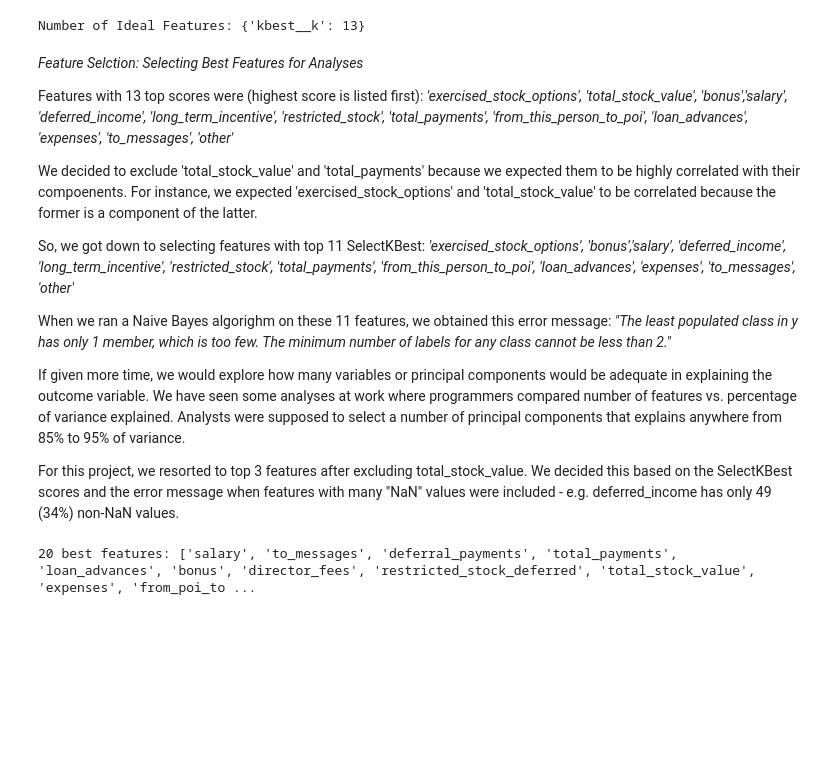
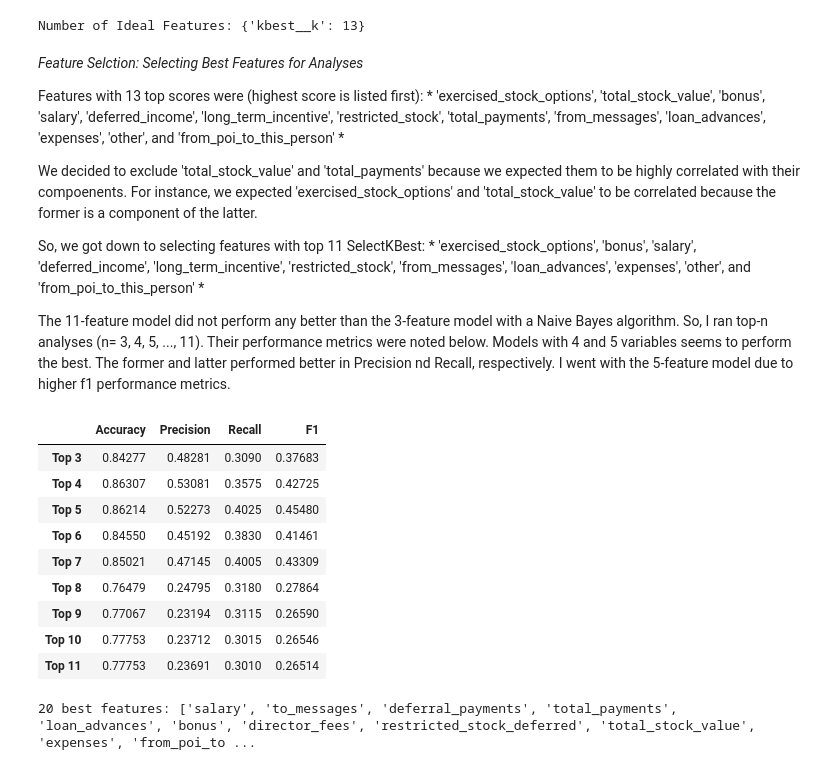
Before and after one commit to fevzarov/Project7ML, a Jupyter notebook: poi_id.ipynb, the cells around one changed output. Cells and saved outputs as stored; diff of their text form; code cells hidden in the pictures; blank space fills up the shorter version.

```diff
--- a/poi_id.ipynb
+++ b/poi_id.ipynb
@@ -461,23 +461,66 @@ Number of Ideal Features: {'kbest__k': 13}
 _Feature Selction: Selecting Best Features for Analyses_
 
 Features with 13 top scores were (highest score is listed first):
-*'exercised_stock_options', 'total_stock_value', 'bonus','salary', 'deferred_income',
-'long_term_incentive', 'restricted_stock', 'total_payments', 'from_this_person_to_poi', 'loan_advances',
-'expenses', 'to_messages', 'other'*
+*
+'exercised_stock_options',
+'total_stock_value',
+'bonus',
+'salary',
+'deferred_income',
+'long_term_incentive',
+'restricted_stock',
+'total_payments',
+'from_messages',
+'loan_advances',
+'expenses',
+'other', and
+'from_poi_to_this_person'
+*
+
+
 
 We decided to exclude 'total_stock_value' and 'total_payments' because we expected them to be highly correlated with their compoenents. For instance, we expected 'exercised_stock_options' and 'total_stock_value' to be correlated because the former is a component of the latter.
 
 So, we got down to selecting features with top 11 SelectKBest:
-*'exercised_stock_options', 'bonus','salary', 'deferred_income',
-'long_term_incentive', 'restricted_stock', 'total_payments', 'from_this_person_to_poi', 'loan_advances',
-'expenses', 'to_messages', 'other'*
+*
+'exercised_stock_options',
+'bonus',
+'salary',
+'deferred_income',
+'long_term_incentive',
+'restricted_stock',
+'from_messages',
+'loan_advances',
+'expenses',
+'other', and
+'from_poi_to_this_person'
+*
 
-When we ran a Naive Bayes algorighm on these 11 features, we obtained this error message:
-*"The least populated class in y has only 1 member, which is too few. The minimum number of labels for any class cannot be less than 2."*
-
-If given more time, we would explore how many variables or principal components would be adequate in explaining the outcome variable. We have seen some analyses at work where programmers compared number of features vs. percentage of variance explained. Analysts were supposed to select a number of principal components that explains anywhere from 85% to 95% of variance.
-
-For this project, we resorted to top 3 features after excluding total_stock_value. We decided this based on the SelectKBest scores and the error message when features with many "NaN" values were included - e.g. deferred_income has only 49 (34%) non-NaN values.
+The 11-feature model did not perform any better than the 3-feature model with a Naive Bayes algorithm. So, I ran top-n analyses (n= 3, 4, 5, ..., 11). Their performance metrics were noted below. Models with 4 and 5 variables seems to perform the best. The former and latter performed better in Precision nd Recall, respectively. I went with the 5-feature model due to higher f1 performance metrics.
+# %%
+pd.DataFrame([[0.84277, 0.48281, 0.30900, 0.37683],
+              [0.86307, 0.53081, 0.35750, 0.42725],
+              [0.86214, 0.52273, 0.40250, 0.45480],
+              [0.84550, 0.45192, 0.38300, 0.41461],
+              [0.85021, 0.47145, 0.40050, 0.43309],
+              [0.76479, 0.24795, 0.31800, 0.27864],
+              [0.77067, 0.23194, 0.31150, 0.26590],
+              [0.77753, 0.23712, 0.30150, 0.26546],
+              [0.77753, 0.23691, 0.30100, 0.26514]],
+             columns = ['Accuracy','Precision', 'Recall', 'F1'],
+             index = ['Top 3','Top 4','Top 5','Top 6','Top 7', \
+                     'Top 8','Top 9','Top 10','Top 11'])
+# %% [output]
+|  | Accuracy | Precision | Recall | F1 |
+| Top 3 | 0.84277 | 0.48281 | 0.3090 | 0.37683 |
+| Top 4 | 0.86307 | 0.53081 | 0.3575 | 0.42725 |
+| Top 5 | 0.86214 | 0.52273 | 0.4025 | 0.45480 |
+| Top 6 | 0.84550 | 0.45192 | 0.3830 | 0.41461 |
+| Top 7 | 0.85021 | 0.47145 | 0.4005 | 0.43309 |
+| Top 8 | 0.76479 | 0.24795 | 0.3180 | 0.27864 |
+| Top 9 | 0.77067 | 0.23194 | 0.3115 | 0.26590 |
+| Top 10 | 0.77753 | 0.23712 | 0.3015 | 0.26546 |
+| Top 11 | 0.77753 | 0.23691 | 0.3010 | 0.26514 |
 # %%
 # Univariate Feature Selection
 import sklearn.feature_selection
```
Also changed, not shown: parts of 19 cells of this notebook, 5 other files.
